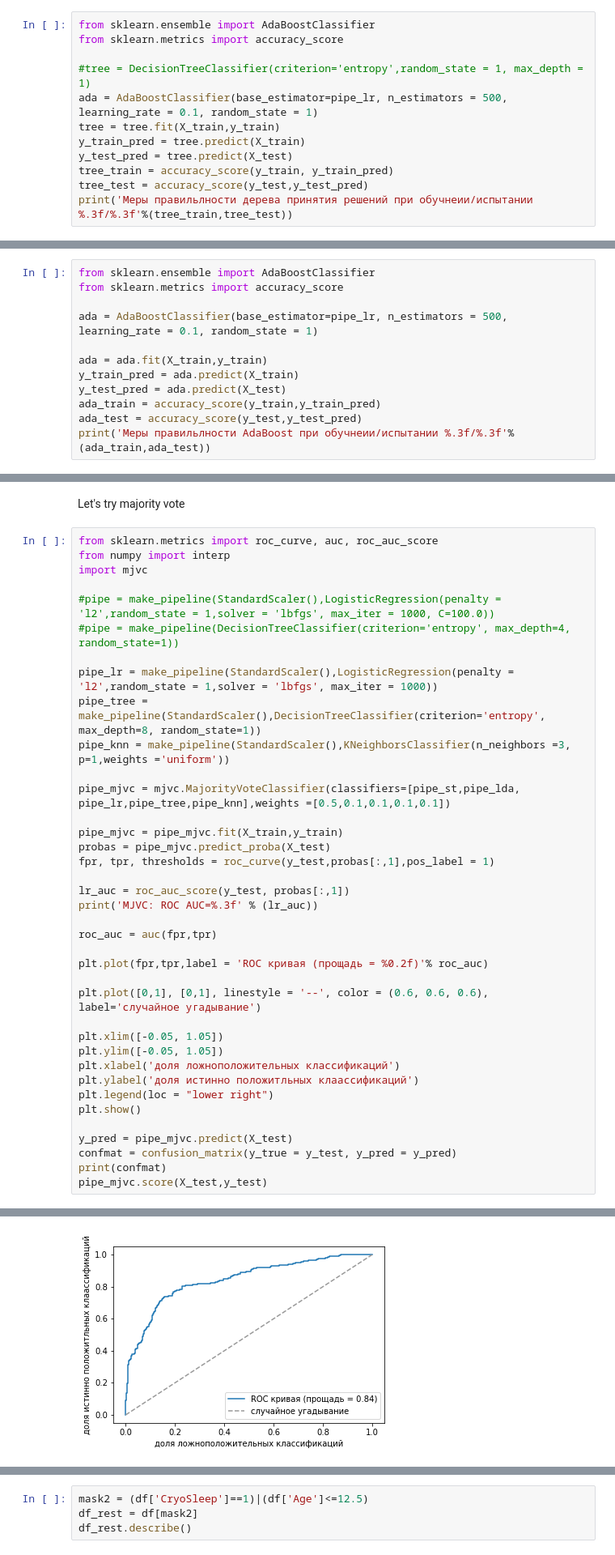
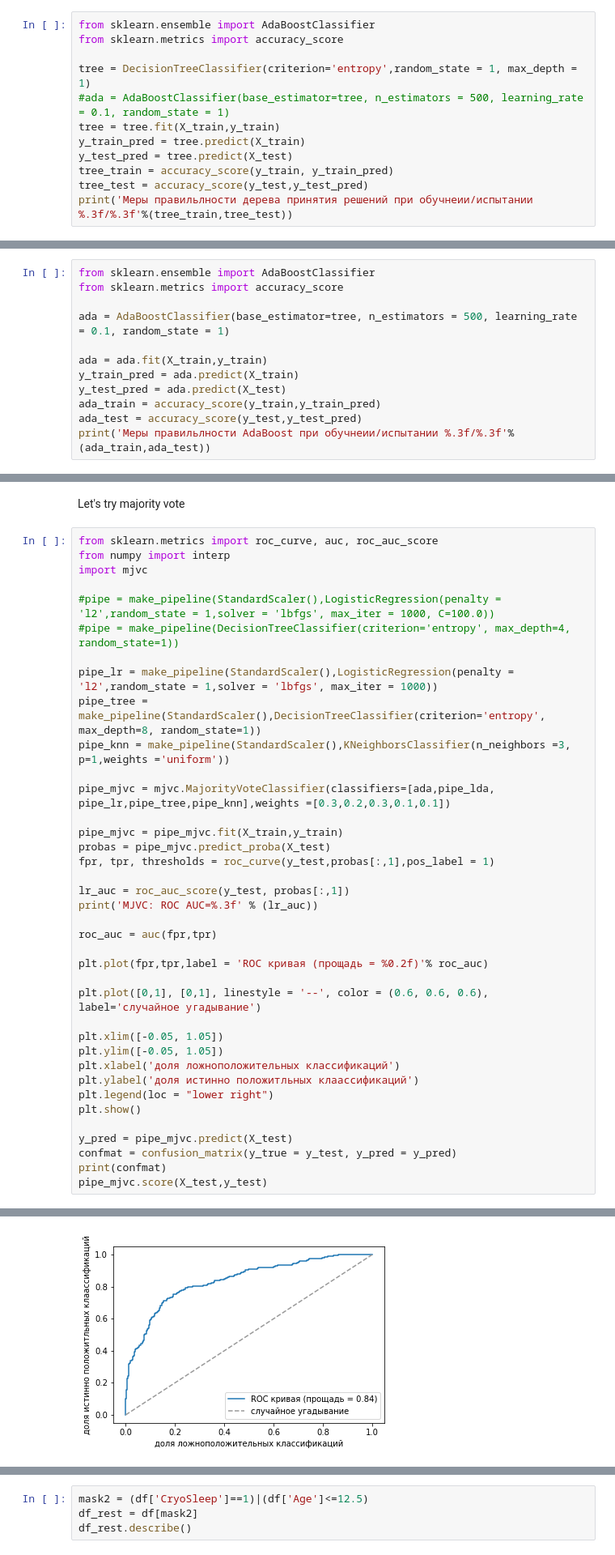
Before and after one commit to SergeyBubnov/spaceship, a Jupyter notebook: 6.ipynb, the cells around one changed output, grey strips where cells are left out. Shown at 81% size. Drawn from its saved outputs; the diff is of its cells as text.

```diff
--- a/6.ipynb
+++ b/6.ipynb
@@ -173,8 +173,8 @@ Let's try AdaBoosting
 from sklearn.ensemble import AdaBoostClassifier
 from sklearn.metrics import accuracy_score
 
-#tree = DecisionTreeClassifier(criterion='entropy',random_state = 1, max_depth = 1)
-ada = AdaBoostClassifier(base_estimator=pipe_lr, n_estimators = 500, learning_rate = 0.1, random_state = 1)
+tree = DecisionTreeClassifier(criterion='entropy',random_state = 1, max_depth = 1)
+#ada = AdaBoostClassifier(base_estimator=tree, n_estimators = 500, learning_rate = 0.1, random_state = 1)
 tree = tree.fit(X_train,y_train)
 y_train_pred = tree.predict(X_train)
 y_test_pred = tree.predict(X_test)
@@ -187,7 +187,7 @@ print('Меры правильлности дерева принятия реш
 from sklearn.ensemble import AdaBoostClassifier
 from sklearn.metrics import accuracy_score
 
-ada = AdaBoostClassifier(base_estimator=pipe_lr, n_estimators = 500, learning_rate = 0.1, random_state = 1)
+ada = AdaBoostClassifier(base_estimator=tree, n_estimators = 500, learning_rate = 0.1, random_state = 1)
 
 ada = ada.fit(X_train,y_train)
 y_train_pred = ada.predict(X_train)
@@ -290,7 +290,7 @@ pipe_lr = make_pipeline(StandardScaler(),LogisticRegression(penalty = 'l2',rando
 pipe_tree = make_pipeline(StandardScaler(),DecisionTreeClassifier(criterion='entropy', max_depth=8, random_state=1))
 pipe_knn = make_pipeline(StandardScaler(),KNeighborsClassifier(n_neighbors =3, p=1,weights ='uniform'))
 
-pipe_mjvc = mjvc.MajorityVoteClassifier(classifiers=[pipe_st,pipe_lda, pipe_lr,pipe_tree,pipe_knn],weights =[0.5,0.1,0.1,0.1,0.1])
+pipe_mjvc = mjvc.MajorityVoteClassifier(classifiers=[ada,pipe_lda, pipe_lr,pipe_tree,pipe_knn],weights =[0.3,0.2,0.3,0.1,0.1])
 
 pipe_mjvc = pipe_mjvc.fit(X_train,y_train)
 probas = pipe_mjvc.predict_proba(X_test)
@@ -321 +321 @@ MJVC: ROC AUC=0.844
-[figure, old version]
+[figure, new version]
```
Also changed, not shown: parts of 8 cells of this notebook, 9 other files.
